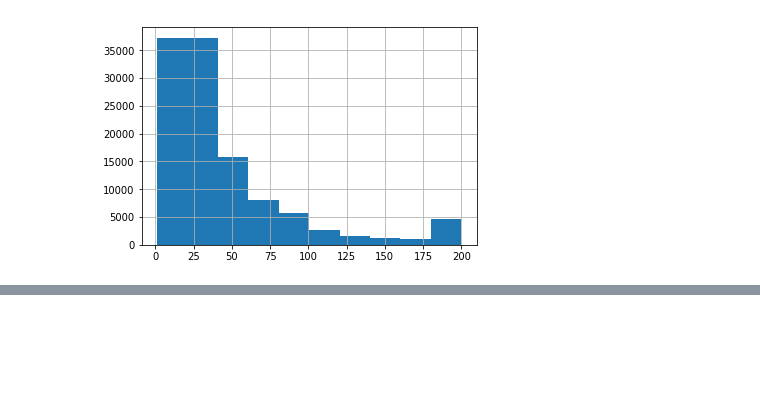
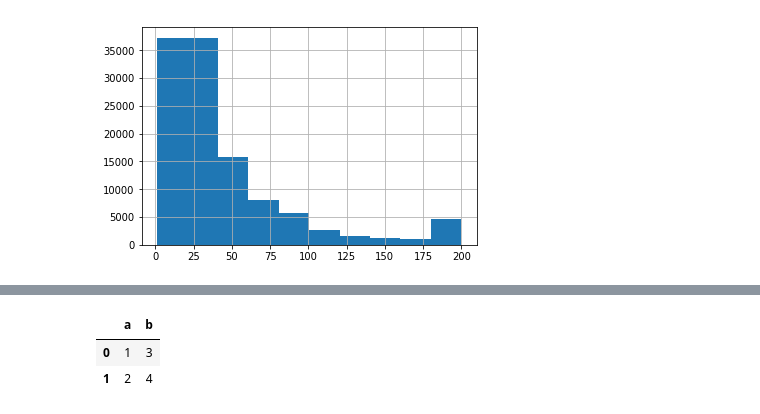
Before and after one commit to rrbb014/rrbb-playground, a Jupyter notebook: ml/kakao-arena/melon-playlist/Untitled.ipynb, the cells around one changed output, grey strips where cells are left out. Saved outputs shown, nothing was run; the diff lists cells and outputs as text; code cells hidden in the pictures; blank space fills up the shorter version.

```diff
--- a/ml/kakao-arena/melon-playlist/Untitled.ipynb
+++ b/ml/kakao-arena/melon-playlist/Untitled.ipynb
@@ -58,0 +136,6 @@ playlist_lenghs.hist()
+# %%
+pd.DataFrame(dict(a=[1,2], b=[3,4]))
+# %% [output]
+|  | a | b |
+| 0 | 1 | 3 |
+| 1 | 2 | 4 |
```
Also changed, not shown: parts of 13 cells of this notebook, 8 other files.
